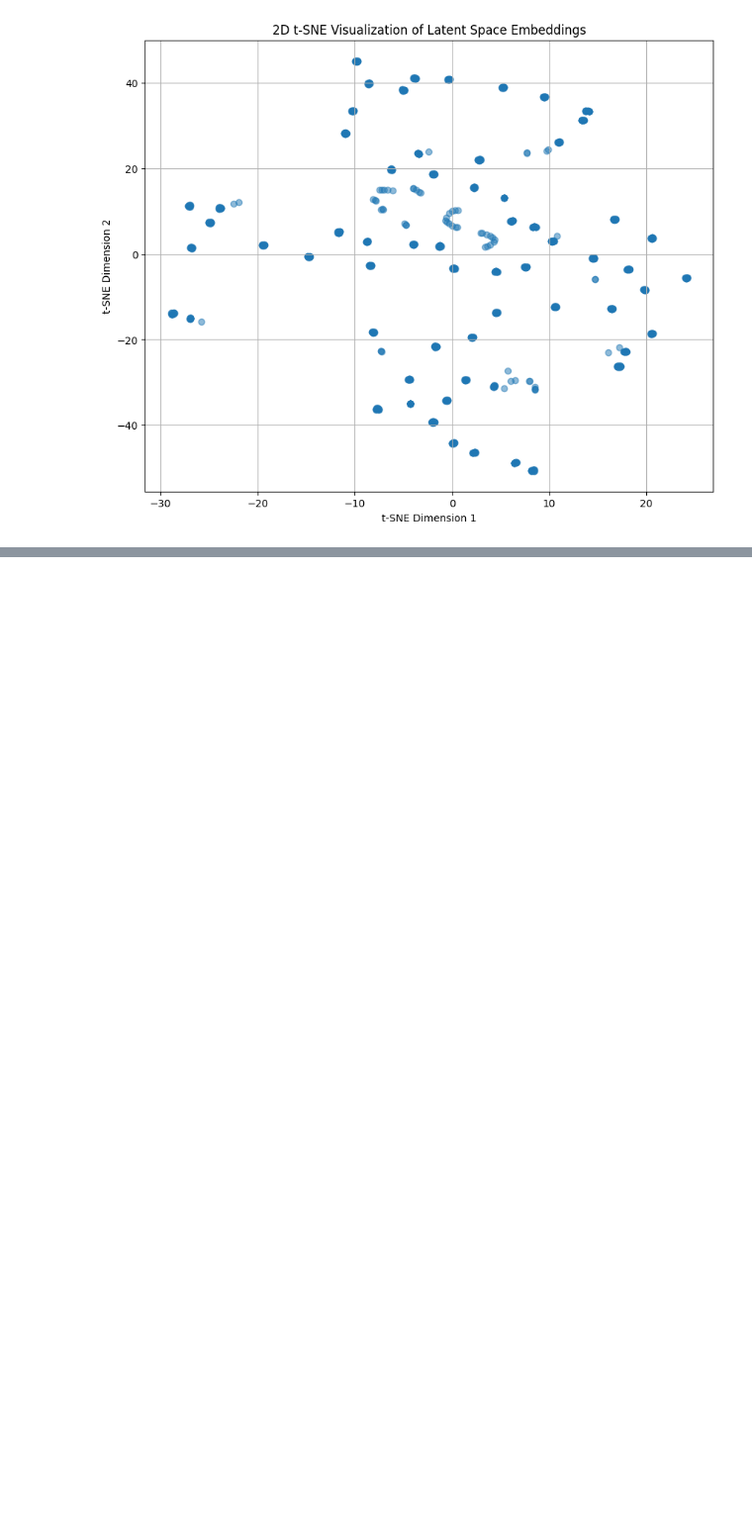
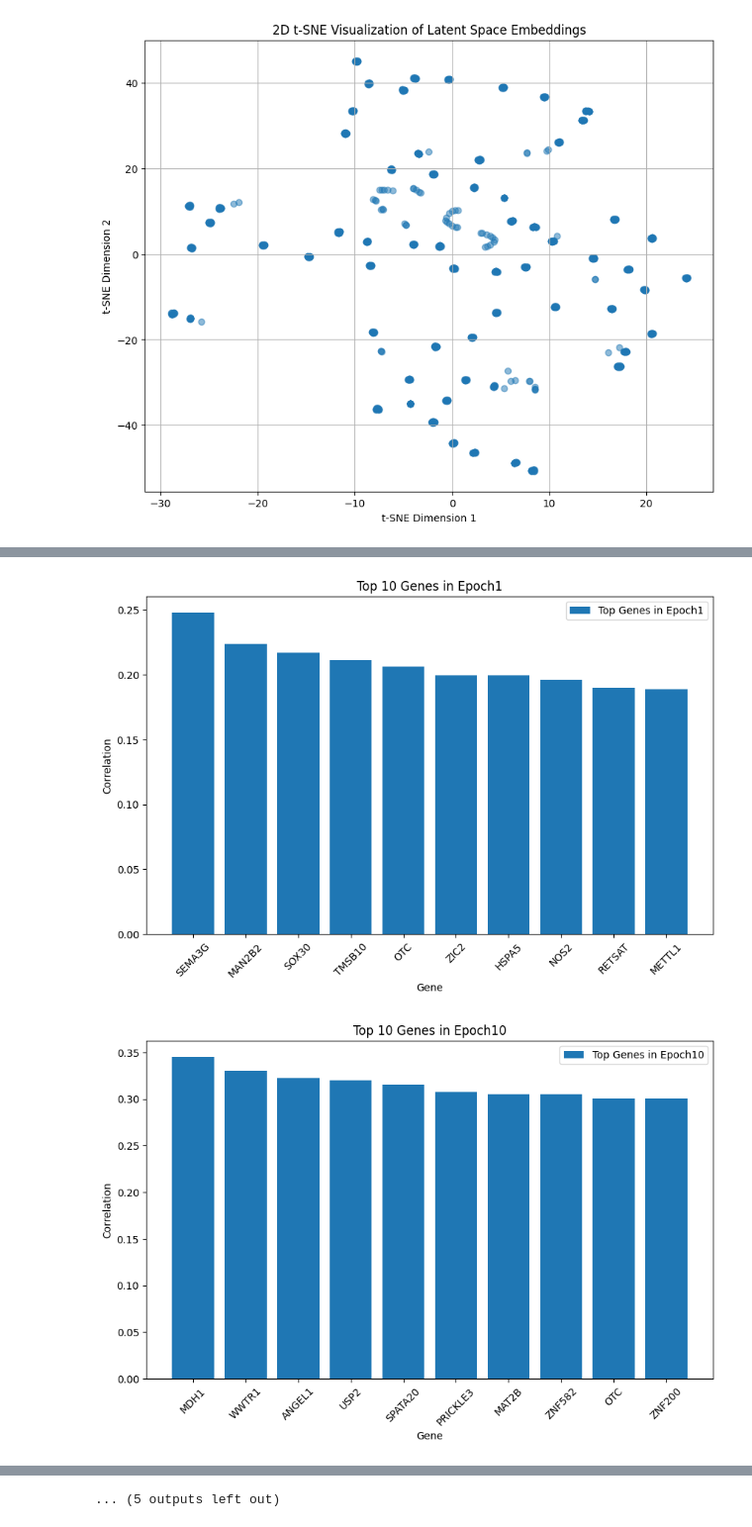
Before and after one commit to vinash85/GeneTranslator, a Jupyter notebook: box_20.ipynb, the cells around one changed output, grey strips where cells are left out. Shown at 99% size. Cells and saved outputs as stored; diff of their text form; code cells hidden in the pictures; blank space fills up the shorter version.

```diff
--- a/box_20.ipynb
+++ b/box_20.ipynb
@@ -590,0 +892,5 @@ plt.show()
+# %%
+import pandas as pd
+import matplotlib.pyplot as plt
+df = pd.read_csv('datas/gene_correlations.txt')
+df
@@ -590,0 +1000,24 @@ plt.show()
+# %%
+import pandas as pd
+import matplotlib.pyplot as plt
+
+# Assuming df is your DataFrame
+# First, sort the DataFrame based on 'Epoch' and 'correlation'
+df_sorted = df.sort_values(by=['Epoch', 'correlation'], ascending=[True, False])
+
+# Group by 'Epoch' and take the top 10 for each group
+top_genes_each_epoch = df_sorted.groupby('Epoch').head(10)
+
+# Plotting
+for epoch, data in top_genes_each_epoch.groupby('Epoch'):
+    plt.figure(figsize=(10, 6))  # Create a new figure for each epoch
+    plt.bar(data['gene'], data['correlation'], label=f"Top Genes in {epoch}")
+    plt.title(f"Top 10 Genes in {epoch}")
+    plt.ylabel('Correlation')
+    plt.xlabel('Gene')
+    plt.xticks(rotation=45)
+    plt.legend()
+    plt.show()
+# %% [output]
+[figure, added]
+[figure, added]
@@ -590,0 +1034 @@ plt.show()
+... (5 outputs left out)
```
Also changed, not shown: parts of 12 cells of this notebook, 7 other files.
